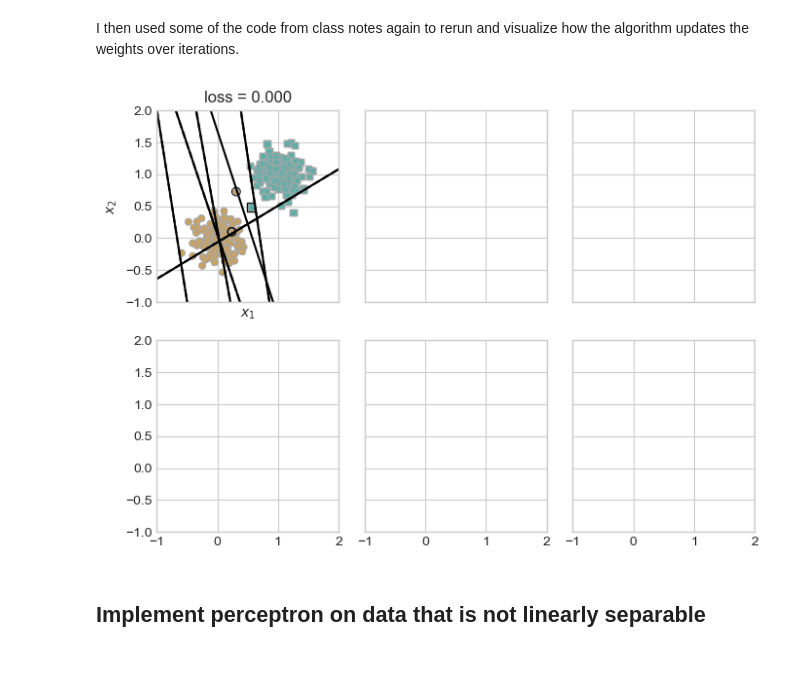
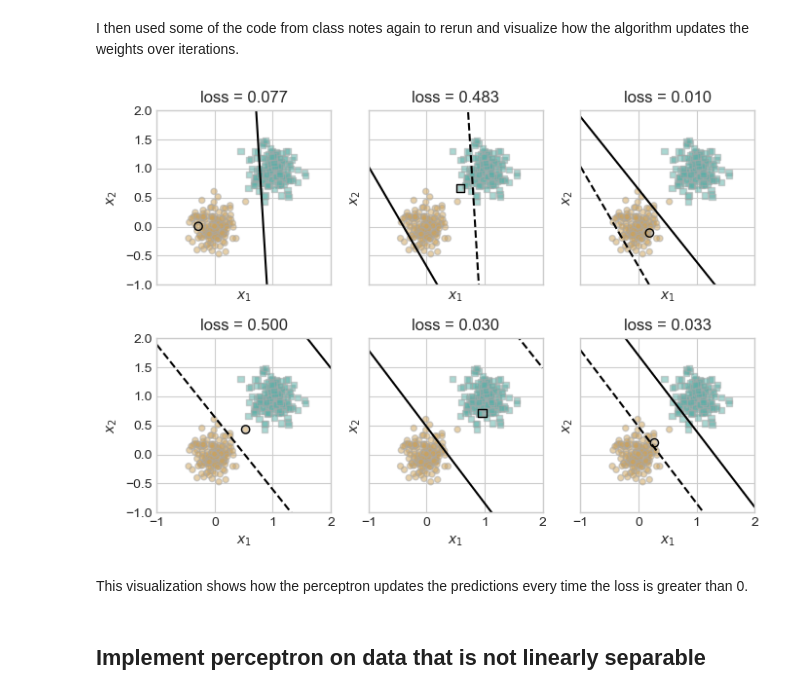
Before and after one commit to lfschweitzer/lfschweitzer.github.io, a Jupyter notebook: posts/post4/homework4.ipynb, the cells around one changed output. Cells and saved outputs as stored; diff of their text form; code cells hidden in the pictures; blank space fills up the shorter version.

```diff
--- a/posts/post4/homework4.ipynb
+++ b/posts/post4/homework4.ipynb
@@ -156,35 +140,40 @@ while loss > 0:
     ax = axarr.ravel()[current_ax]
 
     # save the old value of w for plotting later
     old_w = torch.clone(p.w)
 
     # pick a random data point
     i = torch.randint(n, size = (1,))
     x_i = X[[i],:]
     y_i = y[i]
 
     # make an optimization step -- this is where the update actually happens
     # now p.w is the new value
     local_loss = opt.step(x_i, y_i)
 
     # if a change was made, plot the old and new decision boundaries
     # also add the new loss to loss_vec for plotting below
     if (local_loss > 0):
         plot_perceptron_data(X, y, ax)
         draw_line(old_w, x_min = -1, x_max = 2, ax = ax, color = "black", linestyle = "dashed")
         loss = p.loss(X, y).item()
         loss_vec.append(loss)
         draw_line(p.w, x_min = -1, x_max = 2, ax = ax, color = "black")
         ax.scatter(X[i,0],X[i,1], color = "black", facecolors = "none", edgecolors = "black", marker = markers[marker_map[y[i].item()]])
         # draw_line(w, -10, 10, ax, color = "black")
         ax.set_title(f"loss = {loss:.3f}")
         ax.set(xlim = (-1, 2), ylim = (-1, 2))
 
-
+        if(current_ax < 5):
+            current_ax += 1
+        else:
+            break
 
 plt.tight_layout()
 # %% [output]
-[figure, old version]
+[figure, new version]
+# %% [markdown]
+This visualization shows how the perceptron updates the predictions every time the loss is greater than 0.
 # %% [markdown]
 ## Implement perceptron on data that is not linearly separable
 # %% [markdown]
```
Also changed, not shown: parts of 3 cells of this notebook, 2 other files.
